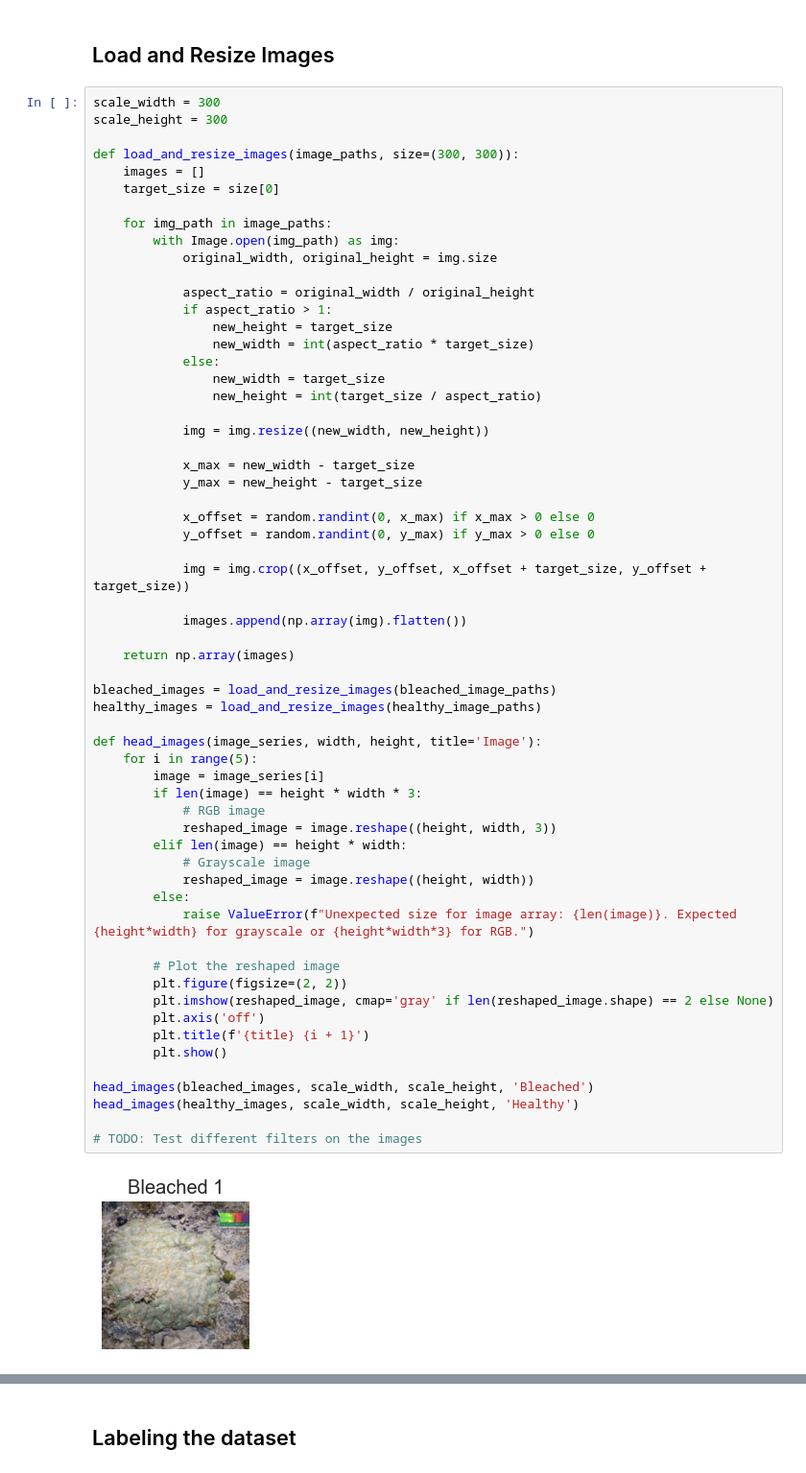
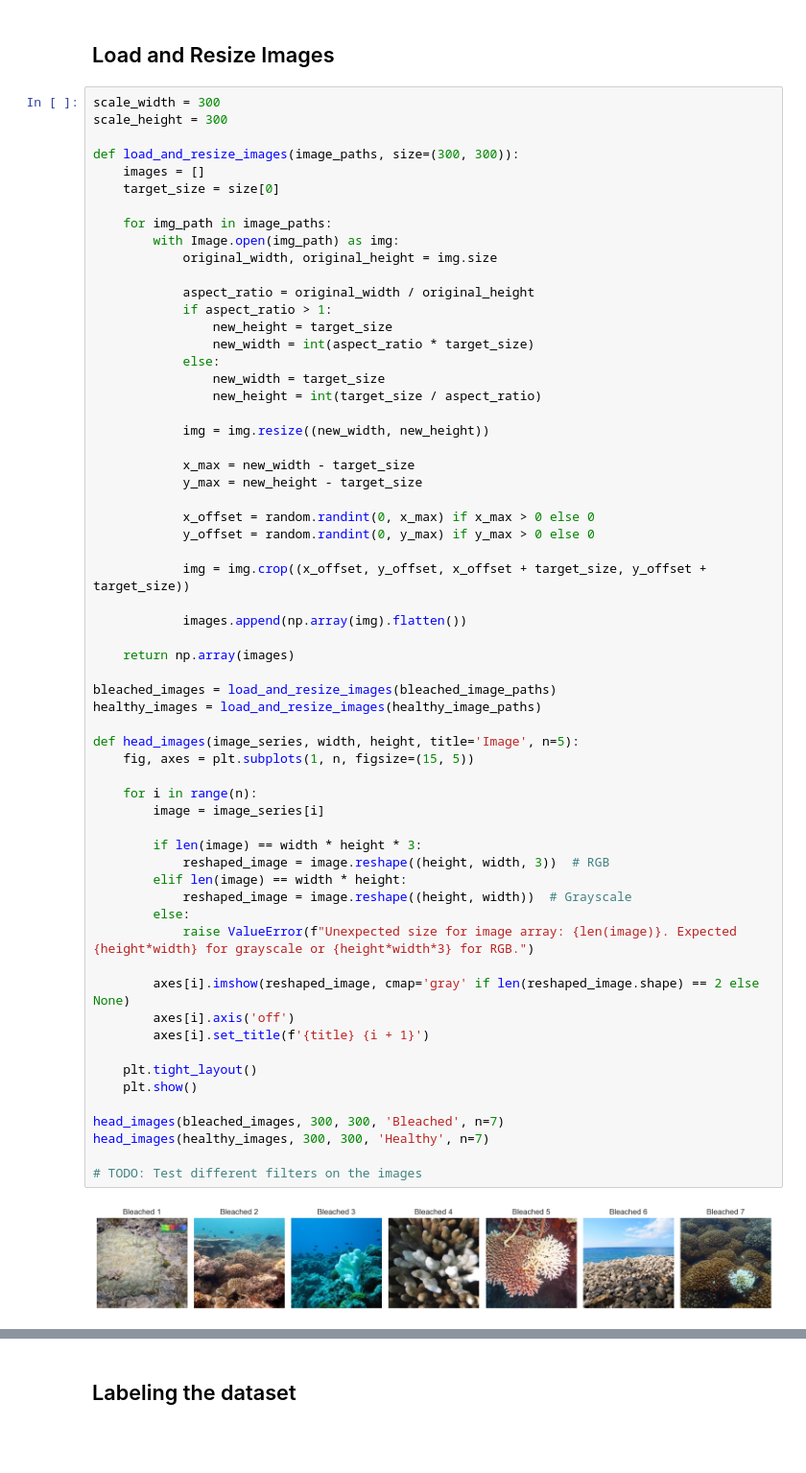
Before and after one commit to LeiTi34/Coral-Image-Classification, a Jupyter notebook: Healthy-and-Bleached-Corals-Image-Classification.ipynb, the cells around one changed output, grey strips where cells are left out. Shown at 96% size. Saved outputs shown, nothing was run; the diff lists cells and outputs as text; blank space fills up the shorter version.

```diff
--- a/Healthy-and-Bleached-Corals-Image-Classification.ipynb
+++ b/Healthy-and-Bleached-Corals-Image-Classification.ipynb
@@ -130,47 +127,48 @@ def load_and_resize_images(image_paths, size=(300, 300)):
                 new_width = int(aspect_ratio * target_size)
             else:
                 new_width = target_size
                 new_height = int(target_size / aspect_ratio)
 
             img = img.resize((new_width, new_height))
 
             x_max = new_width - target_size
             y_max = new_height - target_size
 
             x_offset = random.randint(0, x_max) if x_max > 0 else 0
             y_offset = random.randint(0, y_max) if y_max > 0 else 0
 
             img = img.crop((x_offset, y_offset, x_offset + target_size, y_offset + target_size))
 
             images.append(np.array(img).flatten())
 
     return np.array(images)
 
 bleached_images = load_and_resize_images(bleached_image_paths)
 healthy_images = load_and_resize_images(healthy_image_paths)
 
-def head_images(image_series, width, height, title='Image'):
-    for i in range(5):
+def head_images(image_series, width, height, title='Image', n=5):
+    fig, axes = plt.subplots(1, n, figsize=(15, 5))
+
+    for i in range(n):
         image = image_series[i]
-        if len(image) == height * width * 3:
-            # RGB image
-            reshaped_image = image.reshape((height, width, 3))
-        elif len(image) == height * width:
-            # Grayscale image
-            reshaped_image = image.reshape((height, width))
+
+        if len(image) == width * height * 3:
+            reshaped_image = image.reshape((height, width, 3))  # RGB
+        elif len(image) == width * height:
+            reshaped_image = image.reshape((height, width))  # Grayscale
         else:
             raise ValueError(f"Unexpected size for image array: {len(image)}. Expected {height*width} for grayscale or {height*width*3} for RGB.")
 
-        # Plot the reshaped image
-        plt.figure(figsize=(2, 2))
-        plt.imshow(reshaped_image, cmap='gray' if len(reshaped_image.shape) == 2 else None)
-        plt.axis('off')
-        plt.title(f'{title} {i + 1}')
-        plt.show()
+        axes[i].imshow(reshaped_image, cmap='gray' if len(reshaped_image.shape) == 2 else None)
+        axes[i].axis('off')
+        axes[i].set_title(f'{title} {i + 1}')
 
-head_images(bleached_images, scale_width, scale_height, 'Bleached')
-head_images(healthy_images, scale_width, scale_height, 'Healthy')
+    plt.tight_layout()
+    plt.show()
+
+head_images(bleached_images, 300, 300, 'Bleached', n=7)
+head_images(healthy_images, 300, 300, 'Healthy', n=7)
 
 # TODO: Test different filters on the images
 # %% [output]
-[figure, old version]
+[figure, new version]
```
Also changed, not shown: parts of 4 cells of this notebook.
